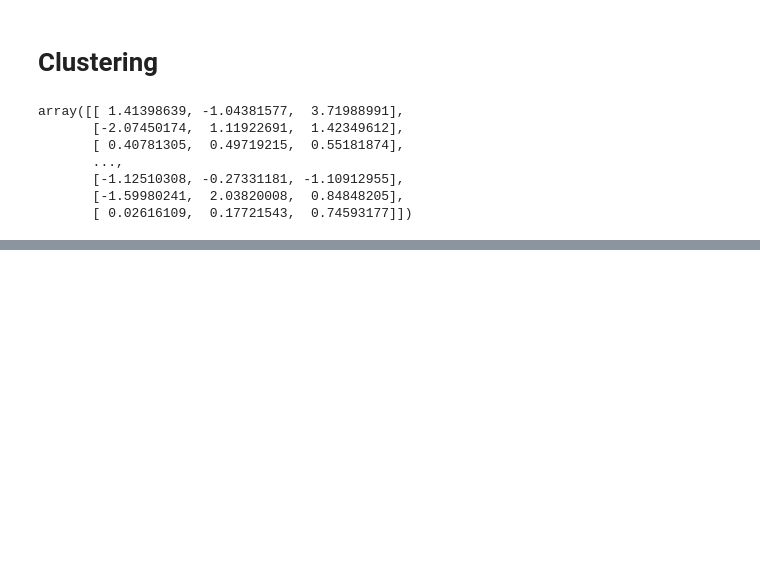
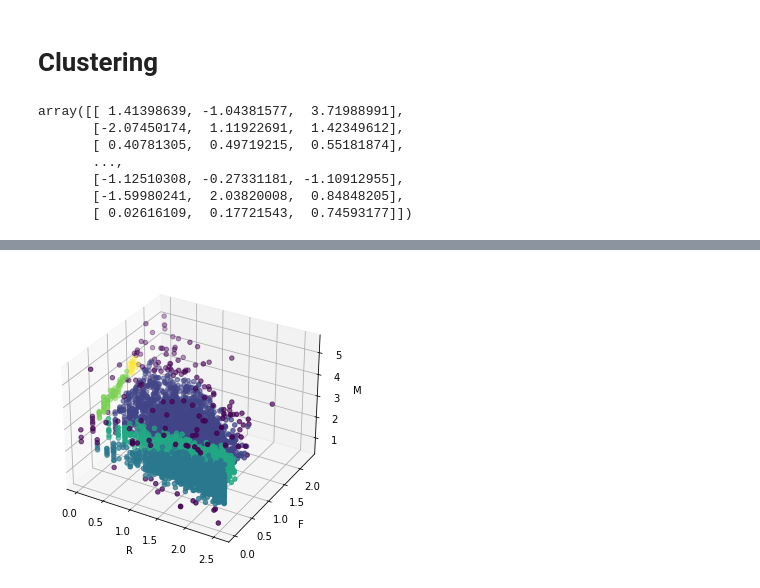
Before and after one commit to michelezoncheddu/data-mining-project, a Jupyter notebook: customers.ipynb, the cells around one changed output, grey strips where cells are left out. Cells and saved outputs as stored; diff of their text form; code cells hidden in the pictures; blank space fills up the shorter version.

Commit message:
Add DBSCAN and agglomerative clustering

```diff
--- a/customers.ipynb
+++ b/customers.ipynb
@@ -477,0 +487,13 @@ plt.show()
+# %%
+#rfm_den = rfm_log[['Frequency','Monetary','Recency']]
+density = DBSCAN(eps=0.35, min_samples=7).fit(scaled)
+# %%
+fig = plt.figure()
+ax = Axes3D(fig)
+ax.scatter(rfm_log['Recency'], rfm_log['Frequency'], rfm_log['Monetary'], c=density.labels_)
+ax.set_xlabel('R')
+ax.set_ylabel('F')
+ax.set_zlabel('M')
+plt.show()
+# %% [output]
+[figure, added]
```
Also changed, not shown: parts of 10 cells of this notebook.
